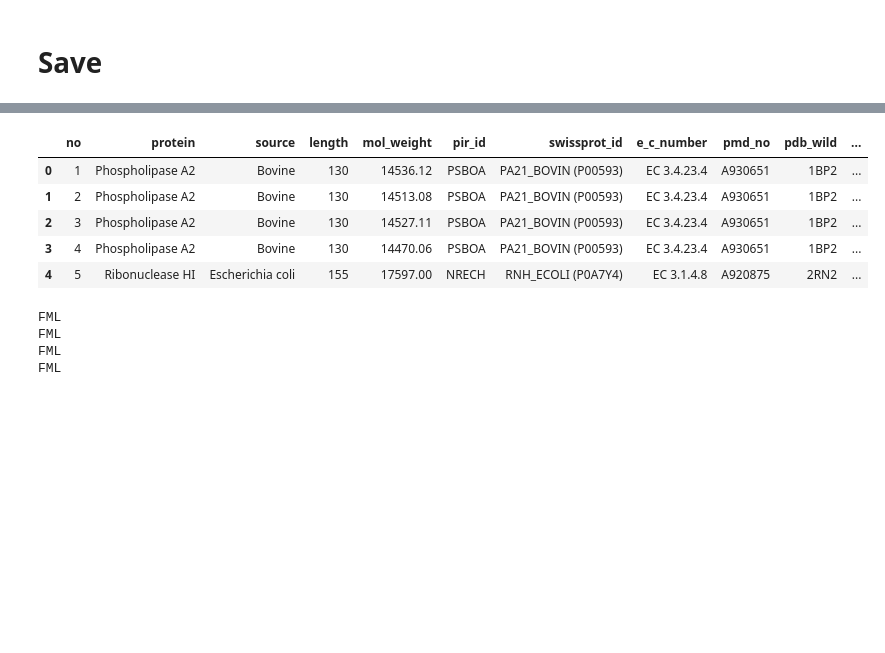
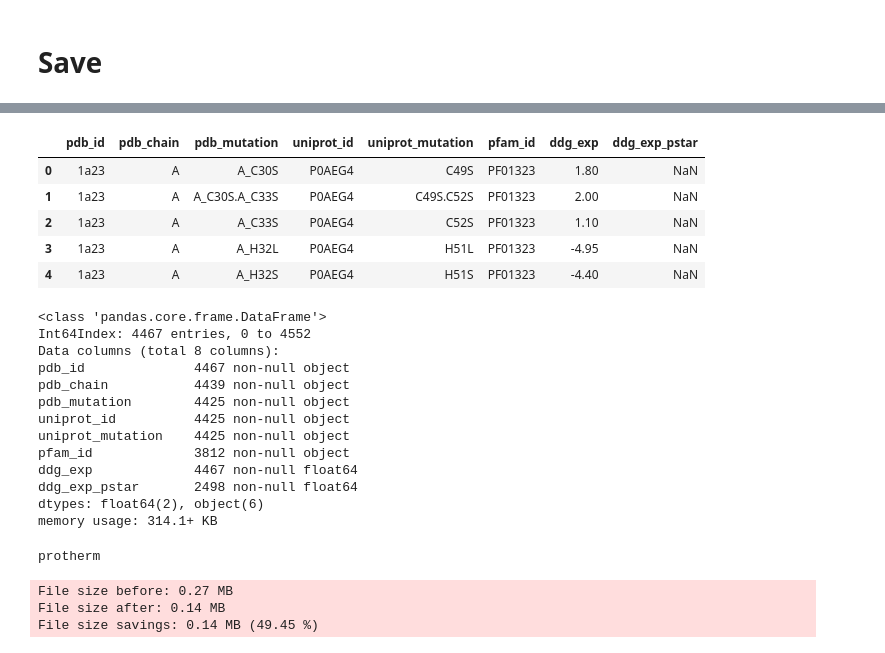
Before and after one commit to ostrokach/protein_folding_energy, a Jupyter notebook: notebooks/protherm.ipynb, the cells around one changed output, grey strips where cells are left out. Cells and saved outputs as stored; diff of their text form; code cells hidden in the pictures; blank space fills up the shorter version.

Commit message:
Updated protherm and protherm_star (aka rosetta_ddg).

```diff
--- a/notebooks/protherm.ipynb
+++ b/notebooks/protherm.ipynb
@@ -336,0 +668,8 @@ print(missing_columns)
+# %%
+bad_rows = (
+    df[
+        ((df['ddg_exp'] == -df['ddg_exp_pstar']) &
+         (df['ddg_exp'].abs() > 0.05)) |
+        ((df['ddg_exp'] - df['ddg_exp_pstar']).abs() > 1.0)
+    ].index
+)
@@ -336,0 +680,2 @@ print(missing_columns)
+# %%
+df = df.drop(bad_rows)
@@ -337,2 +687,4 @@ print(missing_columns)
+# %%
+df_bak6 = df.copy()
 # %% [markdown]
 # Statistics
@@ -413,0 +765,3 @@ db = datapkg.DataFrameToMySQL(CONNECTION_STR, NOTEBOOK_NAME, STG_SERVER_IP, echo
+# %%
+df = df_bak6.copy()
+df_name = 'protherm'
@@ -414,23 +779,48 @@ db = datapkg.DataFrameToMySQL(CONNECTION_STR, NOTEBOOK_NAME, STG_SERVER_IP, echo
 # %%
-df.head()
+df[df['pdb_chain'].notnull()].head()
 # %% [output]
-|  | no | protein | source | length | mol_weight | pir_id | swissprot_id | e_c_number | pmd_no | pdb_wild | ... |
-| 0 | 1 | Phospholipase A2 | Bovine | 130 | 14536.12 | PSBOA | PA21_BOVIN (P00593) | EC 3.4.23.4 | A930651 | 1BP2 | ... |
-| 1 | 2 | Phospholipase A2 | Bovine | 130 | 14513.08 | PSBOA | PA21_BOVIN (P00593) | EC 3.4.23.4 | A930651 | 1BP2 | ... |
-| 2 | 3 | Phospholipase A2 | Bovine | 130 | 14527.11 | PSBOA | PA21_BOVIN (P00593) | EC 3.4.23.4 | A930651 | 1BP2 | ... |
-| 3 | 4 | Phospholipase A2 | Bovine | 130 | 14470.06 | PSBOA | PA21_BOVIN (P00593) | EC 3.4.23.4 | A930651 | 1BP2 | ... |
-| 4 | 5 | Ribonuclease HI | Escherichia coli | 155 | 17597.00 | NRECH | RNH_ECOLI (P0A7Y4) | EC 3.1.4.8 | A920875 | 2RN2 | ... |
+|  | pdb_id | pdb_chain | pdb_mutation | uniprot_id | uniprot_mutation | pfam_id | ddg_exp | ddg_exp_pstar |
+| 0 | 1a23 | A | A_C30S | P0AEG4 | C49S | PF01323 | 1.80 | NaN |
+| 1 | 1a23 | A | A_C30S.A_C33S | P0AEG4 | C49S.C52S | PF01323 | 2.00 | NaN |
+| 2 | 1a23 | A | A_C33S | P0AEG4 | C52S | PF01323 | 1.10 | NaN |
+| 3 | 1a23 | A | A_H32L | P0AEG4 | H51L | PF01323 | -4.95 | NaN |
+| 4 | 1a23 | A | A_H32S | P0AEG4 | H51S | PF01323 | -4.40 | NaN |
-# %%
-db.import_table(
-    df,
-    'protherm', [
-        [('pdb_id', 'pdb_chain', 'pdb_mutation'), False],
-        [('uniprot_id', 'uniprot_mutation'), False],
-    ],
-)
-# %% [output]
-FML
-FML
-FML
-FML
+# %%
+df.info()
+# %% [output]
+<class 'pandas.core.frame.DataFrame'>
+Int64Index: 4467 entries, 0 to 4552
+Data columns (total 8 columns):
+pdb_id              4467 non-null object
+pdb_chain           4439 non-null object
+pdb_mutation        4425 non-null object
+uniprot_id          4425 non-null object
+uniprot_mutation    4425 non-null object
+pfam_id             3812 non-null object
+ddg_exp             4467 non-null float64
+ddg_exp_pstar       2498 non-null float64
+dtypes: float64(2), object(6)
+memory usage: 314.1+ KB
+# %%
+df_name = 'protherm'
+
+assert df['pdb_mutation'].str.contains('_').all()
+
+t = db.import_df(df, df_name)
+
+print(t.name)
+
+t.create_indexes([
+        [('pdb_id', 'pdb_chain', 'pdb_mutation'), True],
+        [('uniprot_id', 'uniprot_mutation'), False],
+    ])
+
+t.add_idx_column()
+
+t.compress()
+# %% [output]
+protherm
+File size before: 0.27 MB
+File size after: 0.14 MB
+File size savings: 0.14 MB (49.45 %)
 # %% [markdown]
```
Also changed, not shown: parts of 64 cells of this notebook, 19 other files.
